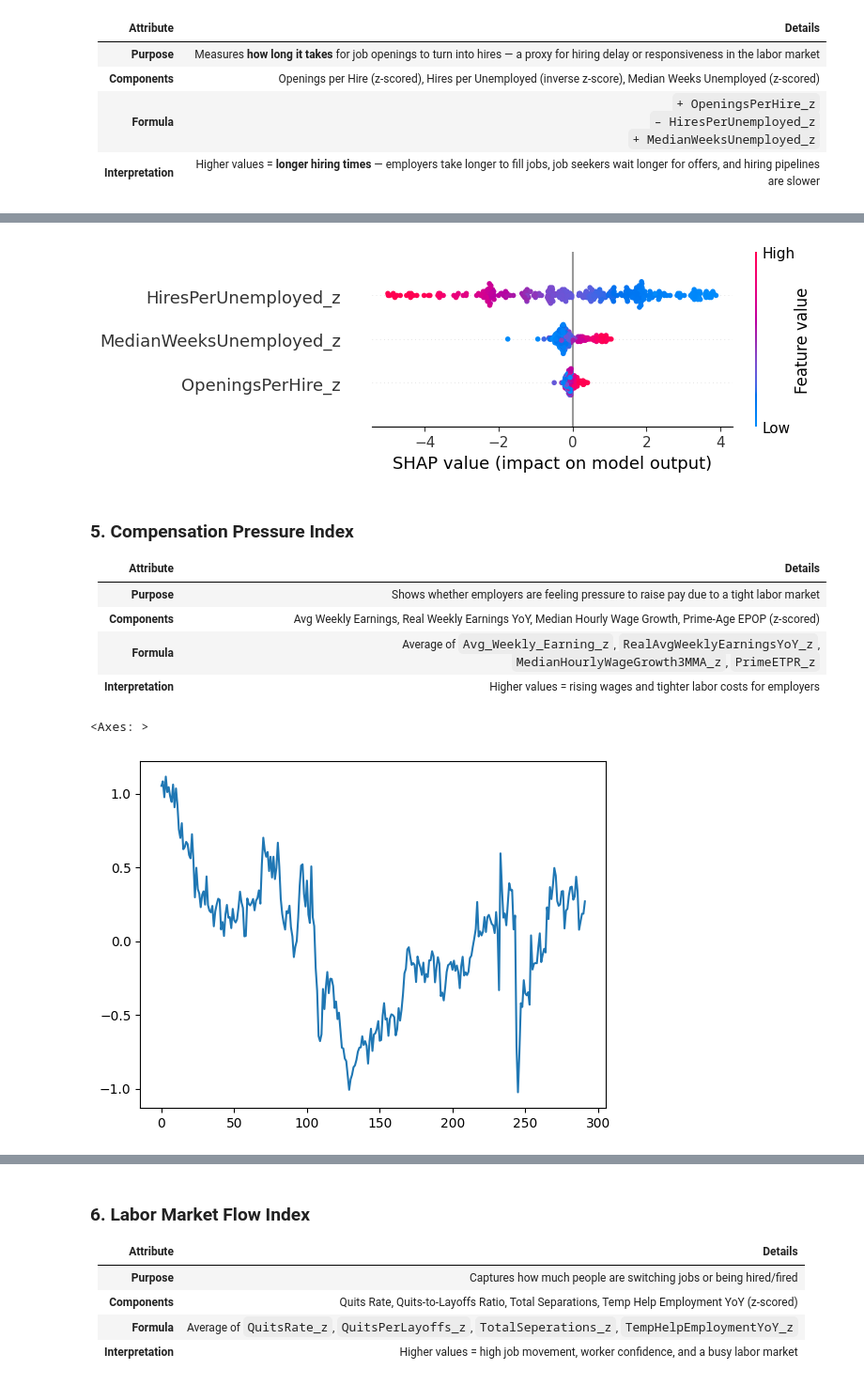
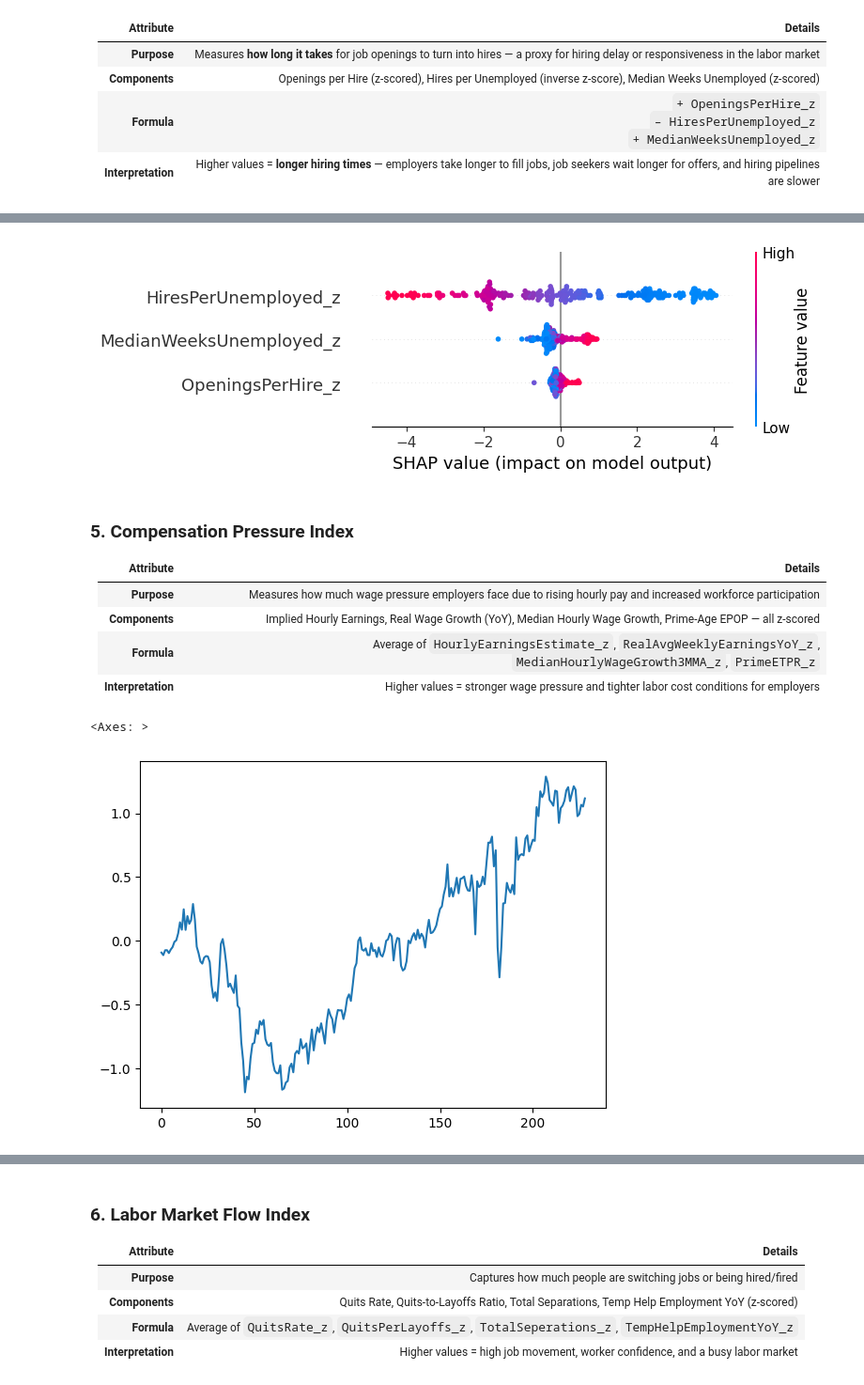
Before and after one commit to Makster04/Labor_Market_Index, a Jupyter notebook: Demand_vs_Supply/Demand_vs_Supply.ipynb, the cells around one changed output, grey strips where cells are left out. Shown at 94% size. Cells and saved outputs as stored; diff of their text form; code cells hidden in the pictures.

```diff
--- a/Demand_vs_Supply/Demand_vs_Supply.ipynb
+++ b/Demand_vs_Supply/Demand_vs_Supply.ipynb
@@ -288,14 +142,15 @@ Supply_Demand_Indicators_df['LayoffsPerOpening']= Supply_Demand_Indicators_df['L
 Supply_Demand_Indicators_df['QuitsPerLayoffs']= Supply_Demand_Indicators_df['Quits_Rate']/Supply_Demand_Indicators_df['Layoffs_and_Discharges']
 Supply_Demand_Indicators_df['NILFWJNPerPop']= Supply_Demand_Indicators_df['Not_In_Labor_Force_WantAJobNow']/Supply_Demand_Indicators_df['Total_Population']
 Supply_Demand_Indicators_df['MarginallyAttachedPerNILF']= Supply_Demand_Indicators_df['Marginally_Attached_Workers']/Supply_Demand_Indicators_df['Not_in_Labor_Force']
+Supply_Demand_Indicators_df['ApplicantsPerJobProxy']= Supply_Demand_Indicators_df['Unemployment_Level']/Supply_Demand_Indicators_df['Job_Openings_Rate']
 
 
 # Other Market Indicators
 Supply_Demand_Indicators_df['CPIYOY']= Supply_Demand_Indicators_df['CPI'].pct_change(periods=12) * 100
 Supply_Demand_Indicators_df['TempHelpEmploymentYoY']= Supply_Demand_Indicators_df['Temp_Help_Services'].pct_change(periods=12) * 100
 Supply_Demand_Indicators_df['AvgWeeklyEarningYoY']= Supply_Demand_Indicators_df['Avg_Weekly_Earning'].pct_change(periods=12) * 100
-Supply_Demand_Indicators_df['AvgWeeklyEarningYoY']= Supply_Demand_Indicators_df['Avg_Weekly_Earning'].pct_change(periods=12) * 100
 Supply_Demand_Indicators_df['RealAvgWeeklyEarningsYoY']= Supply_Demand_Indicators_df['AvgWeeklyEarningYoY'] - Supply_Demand_Indicators_df['CPIYOY']
+Supply_Demand_Indicators_df['HourlyEarningEstimate'] = Supply_Demand_Indicators_df['Avg_Weekly_Earning'] - Supply_Demand_Indicators_df['Avg_Weekly_Hours']
 Supply_Demand_Indicators_df['U6_U3_Spread'] = (Supply_Demand_Indicators_df['U6_Unemployment_Rate'] - Supply_Demand_Indicators_df['U3_Unemployment_Rate'])
 # %% [output]
 A value is trying to be set on a copy of a slice from a DataFrame.
@@ -326,7 +181,7 @@ Supply_Demand_Indicators_df['Unemployed_z'] = zscore(Supply_Demand_Indicators_df
 Supply_Demand_Indicators_df['NILFWJN_z'] = zscore(Supply_Demand_Indicators_df['Not_In_Labor_Force_WantAJobNow'], nan_policy='omit')
 Supply_Demand_Indicators_df['Marginally_Attached_z'] = zscore(Supply_Demand_Indicators_df['Marginally_Attached_Workers'], nan_policy='omit')
 Supply_Demand_Indicators_df['Involuntary_Part_Time_Rate_z'] = zscore(Supply_Demand_Indicators_df['Involuntary_Part_Time'], nan_policy='omit')
-
+Supply_Demand_Indicators_df['ApplicantsPerJobProxy_z'] = zscore(Supply_Demand_Indicators_df['ApplicantsPerJobProxy'], nan_policy='omit')
 Supply_Demand_Indicators_df['Job_Openings_z'] = zscore(Supply_Demand_Indicators_df['Job_Openings_Rate'], nan_policy='omit')
 Supply_Demand_Indicators_df['Hires_z'] = zscore(Supply_Demand_Indicators_df['Hires_Rate'], nan_policy='omit')
 Supply_Demand_Indicators_df['Quits_z'] = zscore(Supply_Demand_Indicators_df['Quits_Rate'], nan_policy='omit')
@@ -469,6 +324,6 @@ shap.summary_plot(shap_values, X)
 # %%
 Supply_Demand_Indicators_df['Labor_Distress_Index'] = Supply_Demand_Indicators_df[[
-    'Unemployed_z', 'NILFWJN_z', 'Marginally_Attached_z', 'Involuntary_Part_Time_Rate_z'
+    'Unemployed_z', 'NILFWJN_z', 'Marginally_Attached_z', 'Involuntary_Part_Time_Rate_z', 'ApplicantsPerJobProxy_z'
 ]].mean(axis=1, skipna=True)
 
 Supply_Demand_Indicators_df['Labor_Distress_Index'].plot()
@@ -613,30 +468,30 @@ shap_values = explainer(X_clean)
 # Step 4: Plot feature importance
 shap.summary_plot(shap_values, X_clean)
 # %% [output]
-[figure, old version]
+[figure, new version]
 # %% [markdown]
 ### 5. **Compensation Pressure Index**
 
-| **Attribute**      | **Details**                                                                                                    |
-| ------------------ | -------------------------------------------------------------------------------------------------------------- |
-| **Purpose**        | Shows whether employers are feeling pressure to raise pay due to a tight labor market                          |
-| **Components**     | Avg Weekly Earnings, Real Weekly Earnings YoY, Median Hourly Wage Growth, Prime-Age EPOP (z-scored)            |
-| **Formula**        | Average of `Avg_Weekly_Earning_z`, `RealAvgWeeklyEarningsYoY_z`, `MedianHourlyWageGrowth3MMA_z`, `PrimeETPR_z` |
-| **Interpretation** | Higher values = rising wages and tighter labor costs for employers                                             |
+| **Attribute**      | **Details**                                                                                                        |
+| ------------------ | ------------------------------------------------------------------------------------------------------------------ |
+| **Purpose**        | Measures how much wage pressure employers face due to rising hourly pay and increased workforce participation      |
+| **Components**     | Implied Hourly Earnings, Real Wage Growth (YoY), Median Hourly Wage Growth, Prime-Age EPOP — all z-scored          |
+| **Formula**        | Average of `HourlyEarningsEstimate_z`, `RealAvgWeeklyEarningsYoY_z`, `MedianHourlyWageGrowth3MMA_z`, `PrimeETPR_z` |
+| **Interpretation** | Higher values = stronger wage pressure and tighter labor cost conditions for employers                             |
 # %%
-Supply_Demand_Indicators_df['Avg_Weekly_Earning_z'] = zscore(Supply_Demand_Indicators_df['OpeningsPerHire'], nan_policy='omit')
+Supply_Demand_Indicators_df['HourlyEarningEstimate_z'] = zscore(Supply_Demand_Indicators_df['HourlyEarningEstimate'], nan_policy='omit')
 Supply_Demand_Indicators_df['RealAvgWeeklyEarningsYoY_z'] = zscore(Supply_Demand_Indicators_df['RealAvgWeeklyEarningsYoY'], nan_policy='omit')
 Supply_Demand_Indicators_df['MedianHourlyWageGrowth3MMA_z'] = zscore(Supply_Demand_Indicators_df['Median_Hourly_Wage_Growth'], nan_policy='omit')
 Supply_Demand_Indicators_df['PrimeETPR_z'] = zscore(Supply_Demand_Indicators_df['Prime_Employment_to_Pop_Ratio'], nan_policy='omit')
 
 Supply_Demand_Indicators_df['Compensation_Pressure_Index'] = Supply_Demand_Indicators_df[[
-    'Avg_Weekly_Earning_z', 'RealAvgWeeklyEarningsYoY_z', 'MedianHourlyWageGrowth3MMA_z', 'PrimeETPR_z'
+    'HourlyEarningEstimate_z', 'RealAvgWeeklyEarningsYoY_z', 'MedianHourlyWageGrowth3MMA_z', 'PrimeETPR_z'
 ]].mean(axis=1, skipna=True)
 
 Supply_Demand_Indicators_df['Compensation_Pressure_Index'].plot()
 # %% [output]
 <Axes: >
-[figure, old version]
+[figure, new version]
 # %%
 import pandas as pd
 import shap
```
Also changed, not shown: parts of 30 cells of this notebook, 1 other file.
